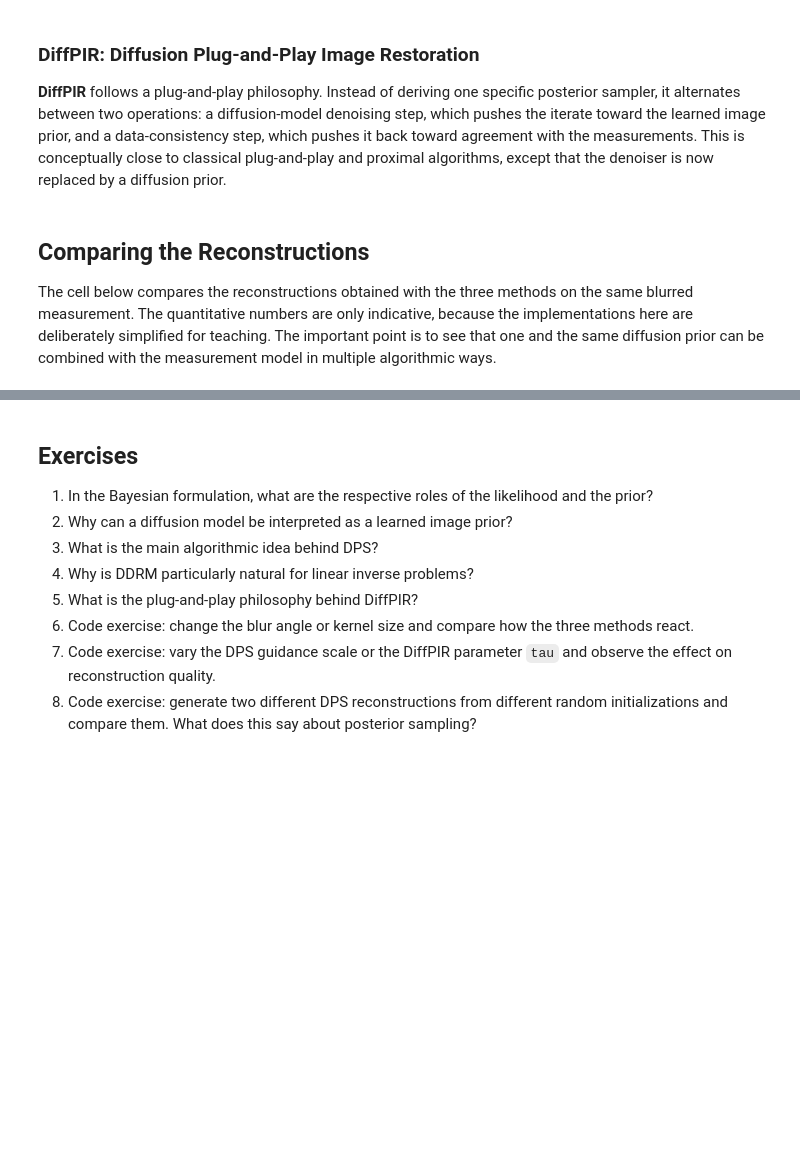
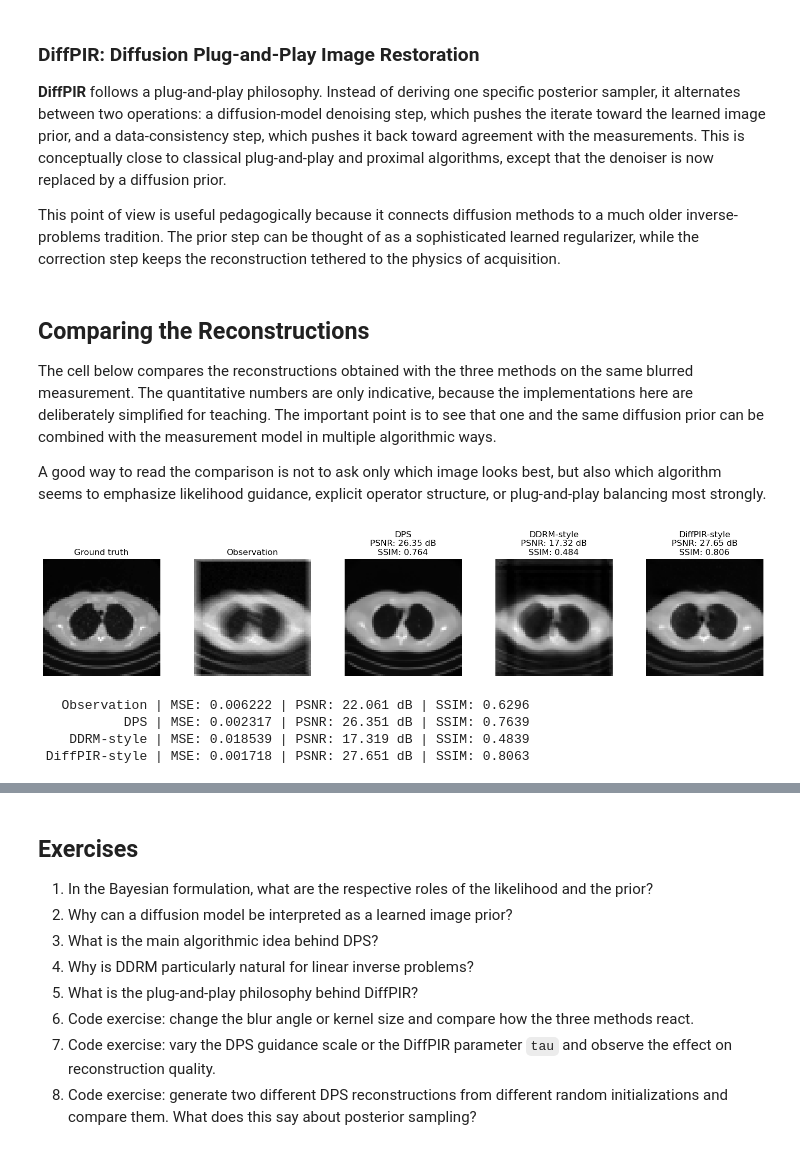
Before and after one commit to devangelista2/computational-imaging, a Jupyter notebook: 2025-26/_sources/generative/generative-inverse-problems.ipynb, the cells around one changed output, grey strips where cells are left out. Drawn from its saved outputs; the diff is of its cells as text; code cells hidden in the pictures; blank space fills up the shorter version.

```diff
--- a/2025-26/_sources/generative/generative-inverse-problems.ipynb
+++ b/2025-26/_sources/generative/generative-inverse-problems.ipynb
@@ -230,18 +186,18 @@ def dps_reconstruct(model, y_delta, K, alpha_bars, sigma_y=0.01, sample_steps=40
 
         x = x.detach().requires_grad_(True)
         eps_pred = model(x, t)
-        x0_hat = predict_x0_from_eps(x, eps_pred, t, alpha_bars).clamp(0.0, 1.0)
+        x0_hat = predict_x0_from_eps(x, eps_pred, t, alpha_bars).clamp(-1.0, 1.0)
         data_loss = torch.mean((K(x0_hat) - y_delta) ** 2) / (2 * sigma_y ** 2)
         grad = torch.autograd.grad(data_loss, x)[0]
 
         with torch.no_grad():
             x_next = deterministic_ddim_update(x, x0_hat, eps_pred, t_next, alpha_bars)
-            x = (x_next - guidance_scale * grad).clamp(0.0, 1.0)
+            x = (x_next - guidance_scale * grad).clamp(-1.0, 1.0)
 
     with torch.no_grad():
         t0 = torch.zeros((x.shape[0],), device=device, dtype=torch.long)
         eps_pred = model(x, t0)
-        return predict_x0_from_eps(x, eps_pred, t0, alpha_bars).clamp(0.0, 1.0)
+        return predict_x0_from_eps(x, eps_pred, t0, alpha_bars).clamp(-1.0, 1.0).detach()
 
 
 x_dps = dps_reconstruct(model, y_delta, K, alpha_bars, sigma_y=0.01, sample_steps=40, guidance_scale=0.15)
@@ -294,6 +276,8 @@ x_ddrm = ddrm_style_reconstruct(model, y_delta, K, alpha_bars, sample_steps=40,
 ### DiffPIR: Diffusion Plug-and-Play Image Restoration
 
 **DiffPIR** follows a plug-and-play philosophy. Instead of deriving one specific posterior sampler, it alternates between two operations: a diffusion-model denoising step, which pushes the iterate toward the learned image prior, and a data-consistency step, which pushes it back toward agreement with the measurements. This is conceptually close to classical plug-and-play and proximal algorithms, except that the denoiser is now replaced by a diffusion prior.
+
+This point of view is useful pedagogically because it connects diffusion methods to a much older inverse-problems tradition. The prior step can be thought of as a sophisticated learned regularizer, while the correction step keeps the reconstruction tethered to the physics of acquisition.
 # %%
 def diffpir_reconstruct(model, y_delta, K, alpha_bars, sample_steps=40, tau=0.6):
     schedule = torch.linspace(num_diffusion_steps - 1, 0, sample_steps, dtype=torch.long, device=device)
@@ -306,12 +290,12 @@ def diffpir_reconstruct(model, y_delta, K, alpha_bars, sample_steps=40, tau=0.6)
 
         with torch.no_grad():
             eps_pred = model(x, t)
-            x0_hat = predict_x0_from_eps(x, eps_pred, t, alpha_bars).clamp(0.0, 1.0)
+            x0_hat = predict_x0_from_eps(x, eps_pred, t, alpha_bars).clamp(-1.0, 1.0)
             x_prior = deterministic_ddim_update(x, x0_hat, eps_pred, t_next, alpha_bars)
             residual = K(x_prior) - y_delta
-            x = (x_prior - tau * K.T(residual)).clamp(0.0, 1.0)
+            x = (x_prior - tau * K.T(residual)).clamp(-1.0, 1.0)
 
-    return x.clamp(0.0, 1.0)
+    return x.clamp(-1.0, 1.0).detach()
 
 
 x_diffpir = diffpir_reconstruct(model, y_delta, K, alpha_bars, sample_steps=40, tau=0.6)
@@ -319,3 +303,5 @@ x_diffpir = diffpir_reconstruct(model, y_delta, K, alpha_bars, sample_steps=40,
 ## Comparing the Reconstructions
 
 The cell below compares the reconstructions obtained with the three methods on the same blurred measurement. The quantitative numbers are only indicative, because the implementations here are deliberately simplified for teaching. The important point is to see that one and the same diffusion prior can be combined with the measurement model in multiple algorithmic ways.
+
+A good way to read the comparison is not to ask only which image looks best, but also which algorithm seems to emphasize likelihood guidance, explicit operator structure, or plug-and-play balancing most strongly.
@@ -357,3 +308,66 @@ for name, image in results.items():
+# %%
+def mse(x, y):
+    x_01 = denormalize_to_01(x.detach())
+    y_01 = denormalize_to_01(y.detach())
+    return torch.mean((x_01 - y_01) ** 2).item()
+
+
+def psnr(x, y):
+    mse_val = mse(x, y)
+    return float('inf') if mse_val == 0 else -10 * math.log10(mse_val)
+
+
+def ssim(x, y, window_size=11, sigma=1.5, c1=0.01 ** 2, c2=0.03 ** 2):
+    x_01 = denormalize_to_01(x.detach())
+    y_01 = denormalize_to_01(y.detach())
+    coords = torch.arange(window_size, device=x_01.device, dtype=x_01.dtype) - window_size // 2
+    gauss = torch.exp(-(coords ** 2) / (2 * sigma ** 2))
+    gauss = gauss / gauss.sum()
+    window_2d = torch.outer(gauss, gauss)
+    window = window_2d.expand(x_01.shape[1], 1, window_size, window_size).contiguous()
+    mu_x = torch.nn.functional.conv2d(x_01, window, padding=window_size // 2, groups=x_01.shape[1])
+    mu_y = torch.nn.functional.conv2d(y_01, window, padding=window_size // 2, groups=y_01.shape[1])
+    mu_x2 = mu_x ** 2
+    mu_y2 = mu_y ** 2
+    mu_xy = mu_x * mu_y
+    sigma_x2 = torch.nn.functional.conv2d(x_01 * x_01, window, padding=window_size // 2, groups=x_01.shape[1]) - mu_x2
+    sigma_y2 = torch.nn.functional.conv2d(y_01 * y_01, window, padding=window_size // 2, groups=y_01.shape[1]) - mu_y2
+    sigma_xy = torch.nn.functional.conv2d(x_01 * y_01, window, padding=window_size // 2, groups=x_01.shape[1]) - mu_xy
+    ssim_map = ((2 * mu_xy + c1) * (2 * sigma_xy + c2)) / ((mu_x2 + mu_y2 + c1) * (sigma_x2 + sigma_y2 + c2))
+    return ssim_map.mean().item()
+
+
+results = {
+    'Observation': y_delta,
+    'DPS': x_dps,
+    'DDRM-style': x_ddrm,
+    'DiffPIR-style': x_diffpir,
+}
+
+fig, axes = plt.subplots(1, 5, figsize=(15, 3))
+axes[0].imshow(denormalize_to_01(x_true.detach()).cpu().squeeze(), cmap='gray')
+axes[0].set_title('Ground truth')
+axes[0].axis('off')
+
+for ax, (name, image) in zip(axes[1:], results.items()):
+    ax.imshow(denormalize_to_01(image.detach()).cpu().squeeze(), cmap='gray')
+    if name == 'Observation':
+        ax.set_title(name)
+    else:
+        ax.set_title(f'{name}\nPSNR: {psnr(image, x_true):.2f} dB\nSSIM: {ssim(image, x_true):.3f}')
+    ax.axis('off')
+
+plt.tight_layout()
+plt.show()
+
+for name, image in results.items():
+    print(f'{name:>14} | MSE: {mse(image, x_true):.6f} | PSNR: {psnr(image, x_true):.3f} dB | SSIM: {ssim(image, x_true):.4f}')
+# %% [output]
+[figure, added]
+   Observation | MSE: 0.006222 | PSNR: 22.061 dB | SSIM: 0.6296
+           DPS | MSE: 0.002317 | PSNR: 26.351 dB | SSIM: 0.7639
+    DDRM-style | MSE: 0.018539 | PSNR: 17.319 dB | SSIM: 0.4839
+ DiffPIR-style | MSE: 0.001718 | PSNR: 27.651 dB | SSIM: 0.8063
 # %% [markdown]
 ## Limitations and Points of Attention
 
```
Also changed, not shown: parts of 10 cells of this notebook, 21 other files.
